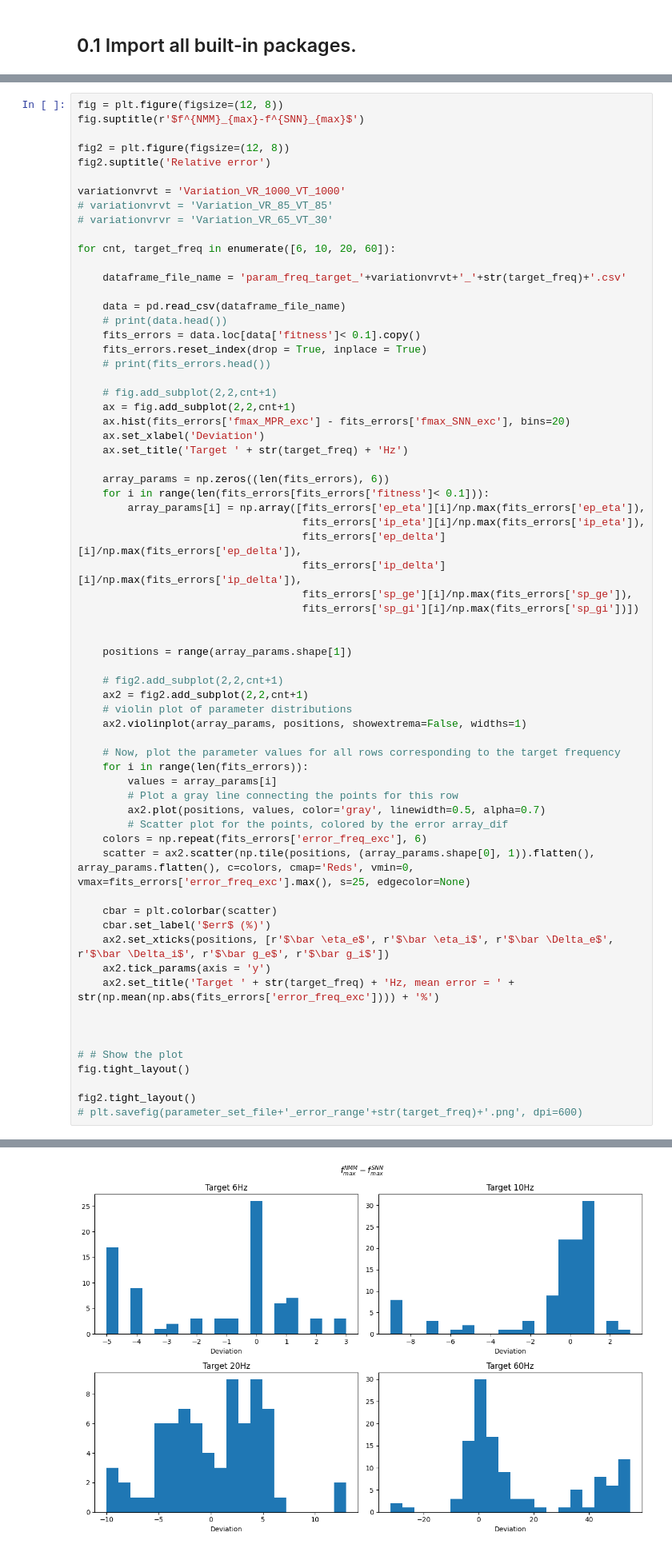
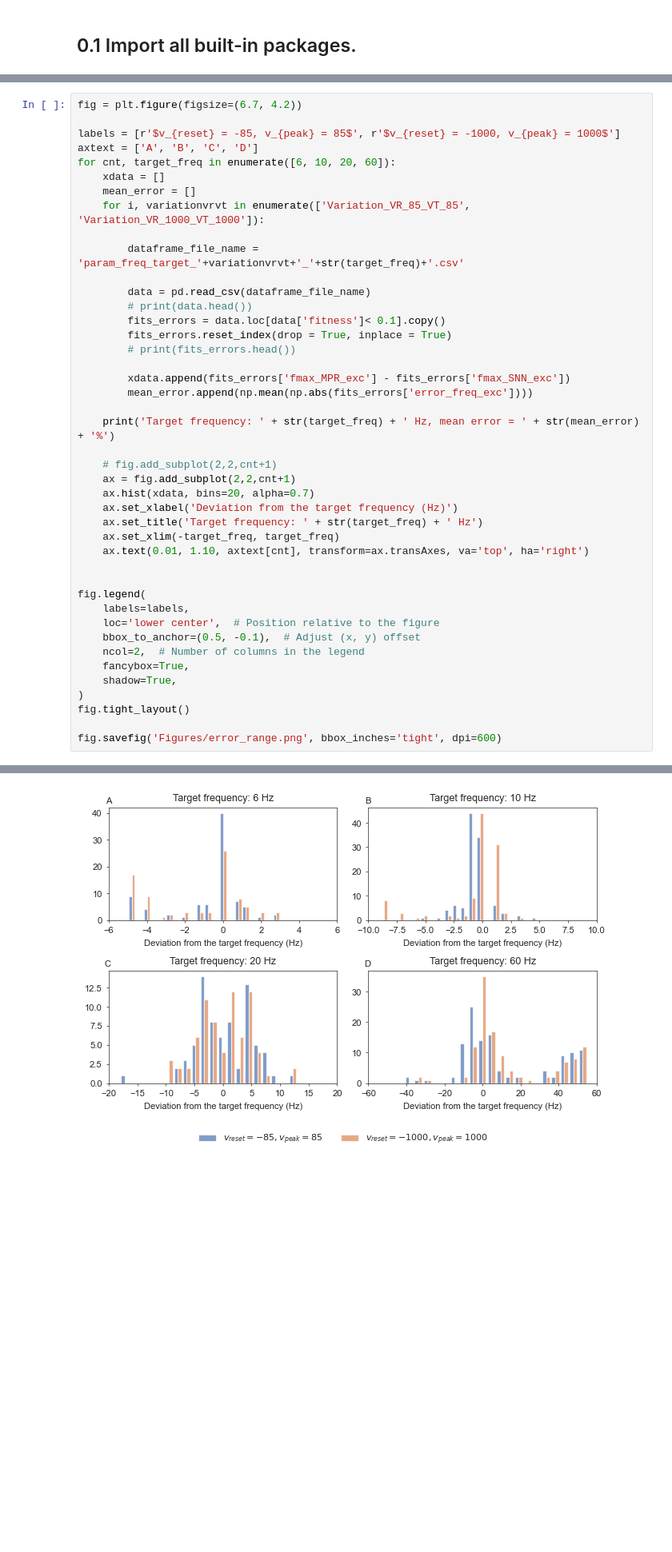
Before and after one commit to rosagross/mpr-oscillations-snn, a Jupyter notebook: Module_2.5_SNN-MPR_Comparison_visulalisation_vrvt.ipynb, the cells around one changed output, grey strips where cells are left out. Shown at 80% size. Drawn from its saved outputs; the diff is of its cells as text; blank space fills up the shorter version.

```diff
--- a/Module_2.5_SNN-MPR_Comparison_visulalisation_vrvt.ipynb
+++ b/Module_2.5_SNN-MPR_Comparison_visulalisation_vrvt.ipynb
@@ -27,67 +40,44 @@ import datetime
 # %%
-fig = plt.figure(figsize=(12, 8))
-fig.suptitle(r'$f^{NMM}_{max}-f^{SNN}_{max}$')
+fig = plt.figure(figsize=(6.7, 4.2))
 
-fig2 = plt.figure(figsize=(12, 8))
-fig2.suptitle('Relative error')
+labels = [r'$v_{reset} = -85, v_{peak} = 85$', r'$v_{reset} = -1000, v_{peak} = 1000$']
+axtext = ['A', 'B', 'C', 'D']
+for cnt, target_freq in enumerate([6, 10, 20, 60]):
+    xdata = []
+    mean_error = []
+    for i, variationvrvt in enumerate(['Variation_VR_85_VT_85', 'Variation_VR_1000_VT_1000']):
 
-variationvrvt = 'Variation_VR_1000_VT_1000'
-# variationvrvt = 'Variation_VR_85_VT_85'
-# variationvrvr = 'Variation_VR_65_VT_30'
+        dataframe_file_name = 'param_freq_target_'+variationvrvt+'_'+str(target_freq)+'.csv'
 
-for cnt, target_freq in enumerate([6, 10, 20, 60]):
+        data = pd.read_csv(dataframe_file_name)
+        # print(data.head())
+        fits_errors = data.loc[data['fitness']< 0.1].copy()
+        fits_errors.reset_index(drop = True, inplace = True)
+        # print(fits_errors.head())
 
-    dataframe_file_name = 'param_freq_target_'+variationvrvt+'_'+str(target_freq)+'.csv'
+        xdata.append(fits_errors['fmax_MPR_exc'] - fits_errors['fmax_SNN_exc'])
+        mean_error.append(np.mean(np.abs(fits_errors['error_freq_exc'])))
 
-    data = pd.read_csv(dataframe_file_name)
-    # print(data.head())
-    fits_errors = data.loc[data['fitness']< 0.1].copy()
-    fits_errors.reset_index(drop = True, inplace = True)
-    # print(fits_errors.head())
+    print('Target frequency: ' + str(target_freq) + ' Hz, mean error = ' + str(mean_error) + '%')
 
     # fig.add_subplot(2,2,cnt+1)
     ax = fig.add_subplot(2,2,cnt+1)
-    ax.hist(fits_errors['fmax_MPR_exc'] - fits_errors['fmax_SNN_exc'], bins=20)
-    ax.set_xlabel('Deviation')
-    ax.set_title('Target ' + str(target_freq) + 'Hz')
-
-    array_params = np.zeros((len(fits_errors), 6))
-    for i in range(len(fits_errors[fits_errors['fitness']< 0.1])):
-        array_params[i] = np.array([fits_errors['ep_eta'][i]/np.max(fits_errors['ep_eta']),
-                                    fits_errors['ip_eta'][i]/np.max(fits_errors['ip_eta']),
-                                    fits_errors['ep_delta'][i]/np.max(fits_errors['ep_delta']),
-                                    fits_errors['ip_delta'][i]/np.max(fits_errors['ip_delta']),
-                                    fits_errors['sp_ge'][i]/np.max(fits_errors['sp_ge']),
-                                    fits_errors['sp_gi'][i]/np.max(fits_errors['sp_gi'])])
+    ax.hist(xdata, bins=20, alpha=0.7)
+    ax.set_xlabel('Deviation from the target frequency (Hz)')
+    ax.set_title('Target frequency: ' + str(target_freq) + ' Hz')
+    ax.set_xlim(-target_freq, target_freq)
+    ax.text(0.01, 1.10, axtext[cnt], transform=ax.transAxes, va='top', ha='right')
 
 
-    positions = range(array_params.shape[1])
-
-    # fig2.add_subplot(2,2,cnt+1)
-    ax2 = fig2.add_subplot(2,2,cnt+1)
-    # violin plot of parameter distributions
-    ax2.violinplot(array_params, positions, showextrema=False, widths=1)
-
-    # Now, plot the parameter values for all rows corresponding to the target frequency
-    for i in range(len(fits_errors)):
-        values = array_params[i]
-        # Plot a gray line connecting the points for this row
-        ax2.plot(positions, values, color='gray', linewidth=0.5, alpha=0.7)
-        # Scatter plot for the points, colored by the error array_dif
-    colors = np.repeat(fits_errors['error_freq_exc'], 6)
-    scatter = ax2.scatter(np.tile(positions, (array_params.shape[0], 1)).flatten(), array_params.flatten(), c=colors, cmap='Reds', vmin=0, vmax=fits_errors['error_freq_exc'].max(), s=25, edgecolor=None)
-
-    cbar = plt.colorbar(scatter)
-    cbar.set_label('$err$ (%)')
-    ax2.set_xticks(positions, [r'$\bar \eta_e$', r'$\bar \eta_i$', r'$\bar \Delta_e$', r'$\bar \Delta_i$', r'$\bar g_e$', r'$\bar g_i$'])
-    ax2.tick_params(axis = 'y')
-    ax2.set_title('Target ' + str(target_freq) + 'Hz, mean error = ' + str(np.mean(np.abs(fits_errors['error_freq_exc']))) + '%')
-
-
-
-# # Show the plot
+fig.legend(
+    labels=labels,
+    loc='lower center',  # Position relative to the figure
+    bbox_to_anchor=(0.5, -0.1),  # Adjust (x, y) offset
+    ncol=2,  # Number of columns in the legend
+    fancybox=True,
+    shadow=True,
+)
 fig.tight_layout()
 
-fig2.tight_layout()
-# plt.savefig(parameter_set_file+'_error_range'+str(target_freq)+'.png', dpi=600)
+fig.savefig('Figures/error_range.png', bbox_inches='tight', dpi=600)
 # %% [output]
@@ -111 +88 @@ fig2.tight_layout()
-[figure, old version]
+[figure, new version]
```
Also changed, not shown: parts of 4 cells of this notebook, 6 other files.
